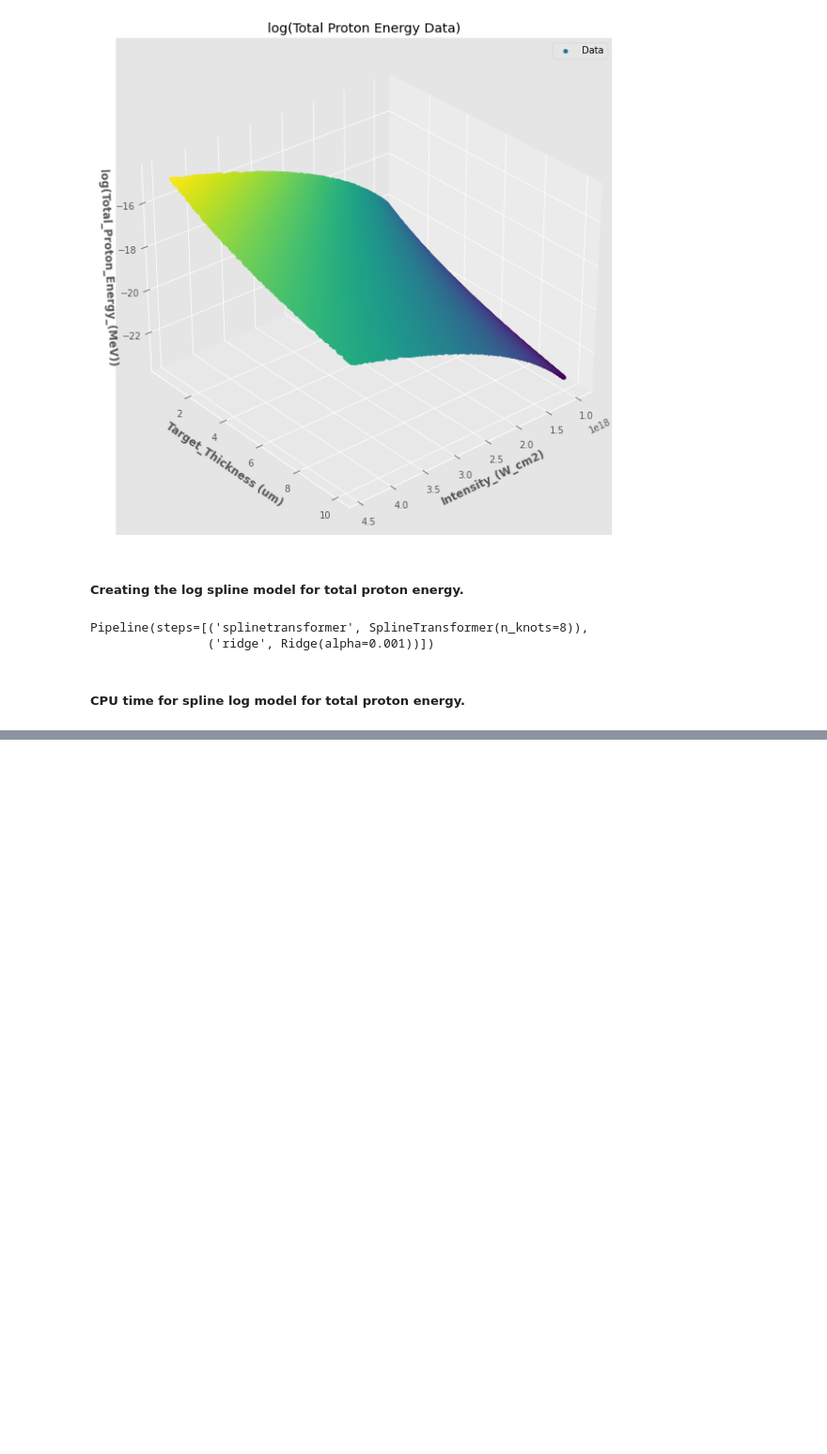
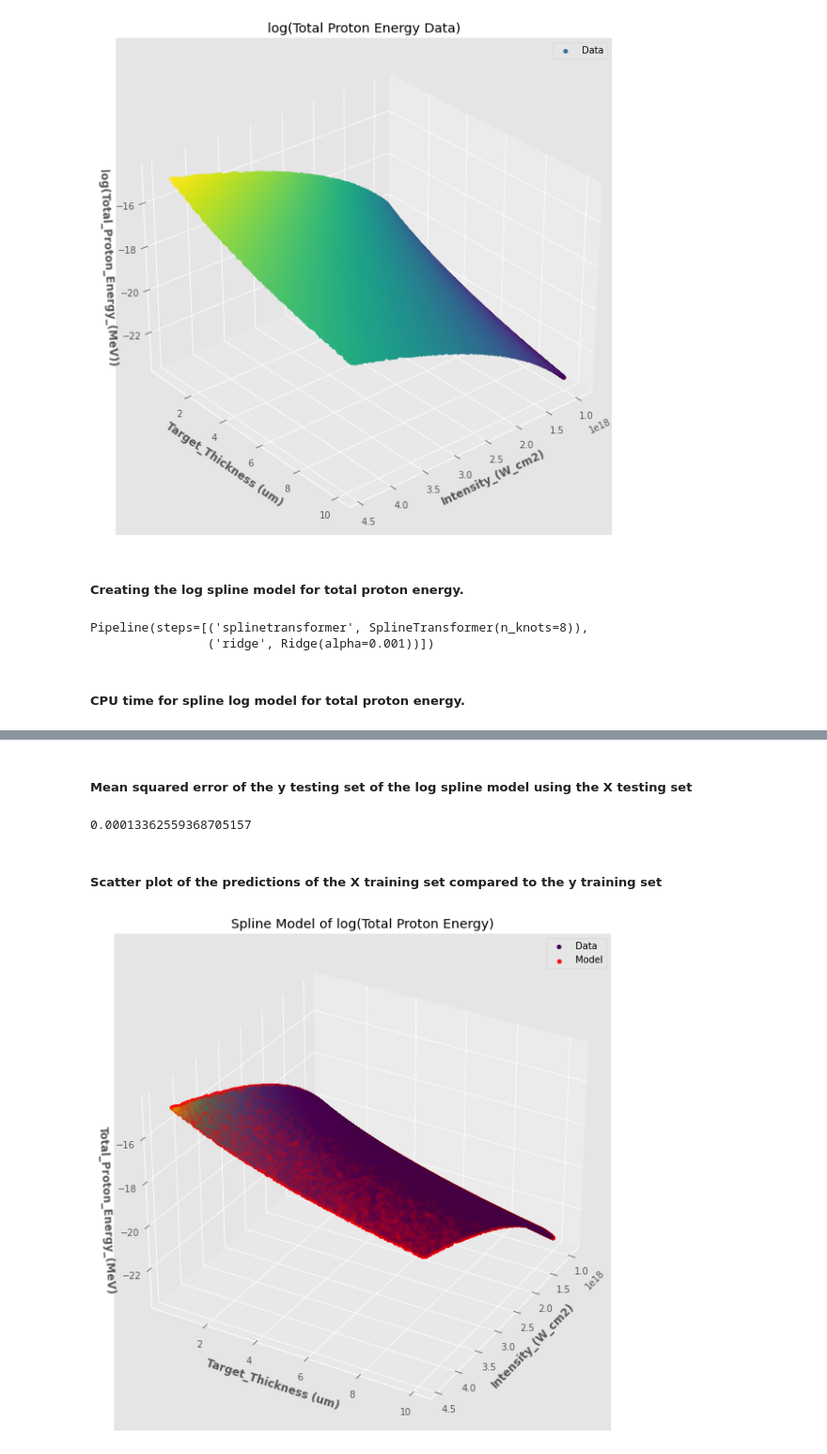
Before and after one commit to pedrog96/vanilla-latte, a Jupyter notebook: Splines.ipynb, the cells around one changed output, grey strips where cells are left out. Shown at 94% size. Drawn from its saved outputs; the diff is of its cells as text; code cells hidden in the pictures; blank space fills up the shorter version.

Commit message:
added a scatter plot of the predictions of the X training set compared to the y training set.

```diff
--- a/Splines.ipynb
+++ b/Splines.ipynb
@@ -511,0 +514,37 @@ The CPU time for this model to run is 0.30864700000000056 seconds.
+# %% [markdown]
+##### Mean squared error of the y testing set of the log spline model using the X testing set
+# %%
+mean_squared_error(np.log(y_test_2),
+                   spline_tpe_int_tt_var_log.predict(X_test_2[[inputs[0], inputs[3]]])
+                   )
+# %% [output]
+0.00013362559368705157
+# %% [markdown]
+##### Scatter plot of the predictions of the X training set compared to the y training set
+# %%
+fig8 = plt.figure(figsize=(10, 10))
+ax = fig8.add_subplot(projection='3d')
+ax.scatter(X_train_2[inputs[0]],
+           X_train_2[inputs[3]],
+           np.log(y_train_2),
+           c = y_train_2/ (np.log(X_train_2[inputs[0]] + X_train_2[inputs[3]]))**9,
+           alpha= .05,
+           label= 'Data')
+ax.scatter(X_train_2[inputs[0]],
+           X_train_2[inputs[3]],
+           y_tpe_int_tt_var_model_var_log,
+           c = 'red',
+           alpha= .95,
+           label= 'Model')
+ax.set_title('Spline Model of log(Total Proton Energy)')
+ax.set_xlabel(f'{inputs[0]}', fontweight ='bold')
+ax.set_ylabel(f'{inputs[3]}', fontweight ='bold')
+ax.set_zlabel(f'{outputs[1]}', fontweight ='bold')
+ax.view_init(30, 30)
+plt.legend()
+ax = plt.gca()
+leg = ax.get_legend()
+leg.legendHandles[0].set_alpha(1)
+plt.show()
+# %% [output]
+[figure, added]
```
Also changed, not shown: parts of 7 cells of this notebook.
